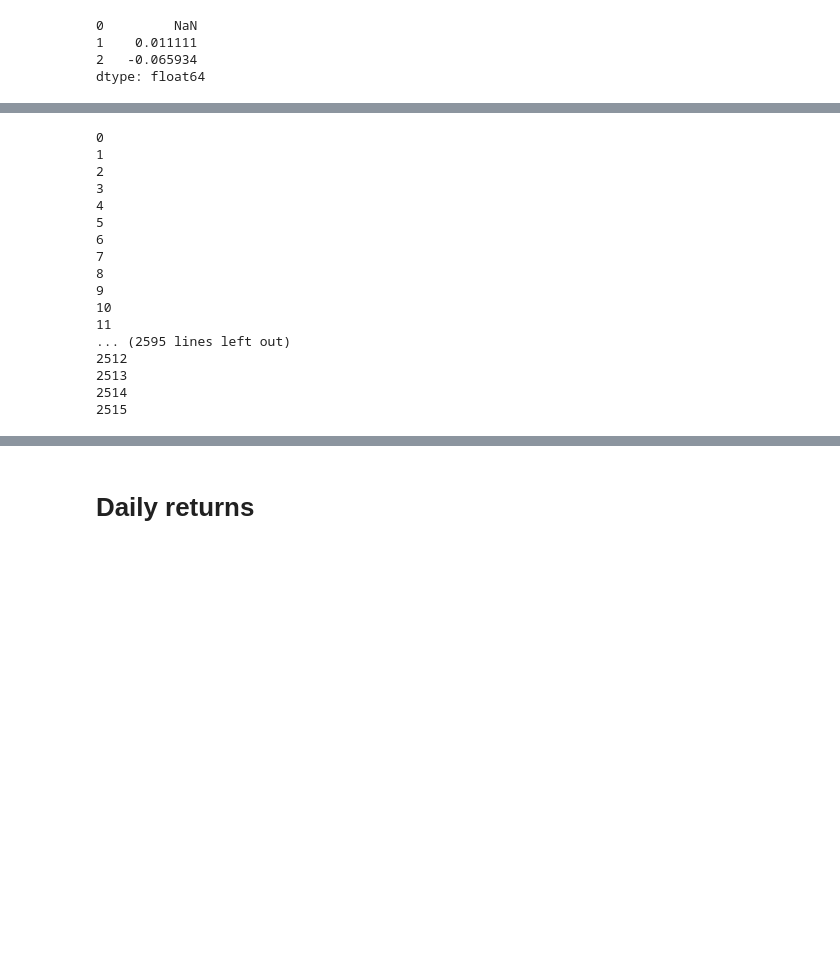
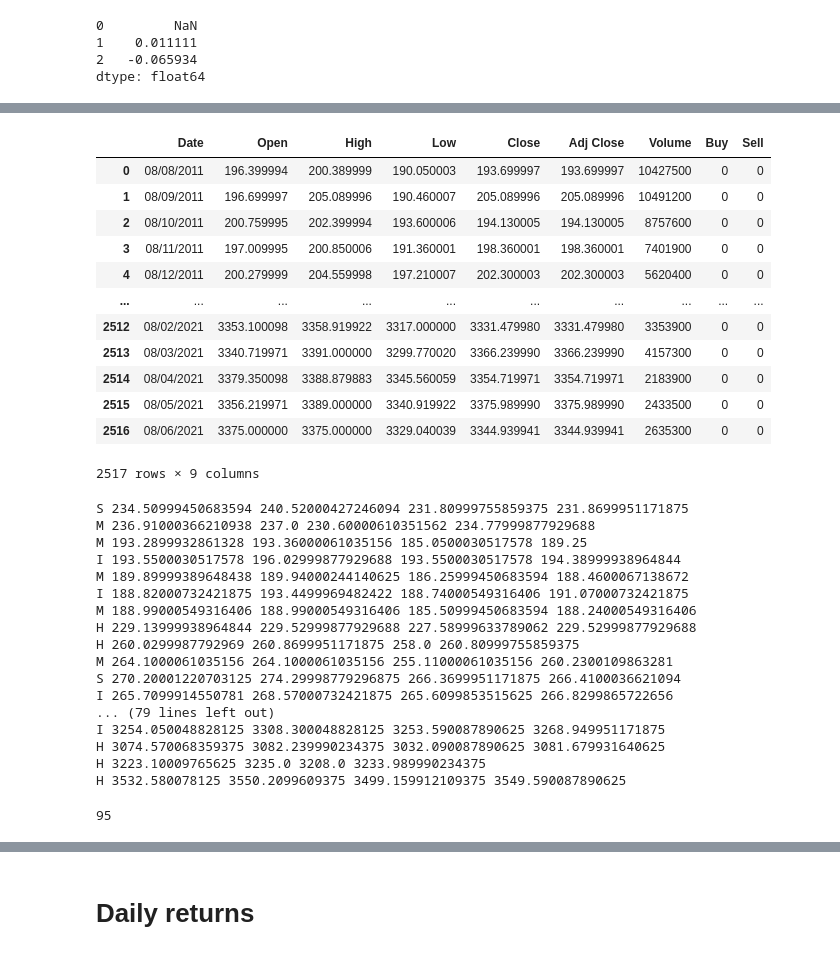
Before and after one commit to evans123456/cloudwithfinance, a Jupyter notebook: Untitled.ipynb, the cells around one changed output, grey strips where cells are left out. Drawn from its saved outputs; the diff is of its cells as text; code cells hidden in the pictures; blank space fills up the shorter version.

```diff
--- a/Untitled.ipynb
+++ b/Untitled.ipynb
@@ -59,60 +59,79 @@ print(len(data))
+# %%
+data["Date"] = data["Date"].apply(lambda x: pd.Timestamp(x).date().strftime('%m/%d/%Y'))
+data
+# %% [output]
+|  | Date | Open | High | Low | Close | Adj Close | Volume | Buy | Sell |
+| 0 | 08/08/2011 | 196.399994 | 200.389999 | 190.050003 | 193.699997 | 193.699997 | 10427500 | 0 | 0 |
+| 1 | 08/09/2011 | 196.699997 | 205.089996 | 190.460007 | 205.089996 | 205.089996 | 10491200 | 0 | 0 |
+| 2 | 08/10/2011 | 200.759995 | 202.399994 | 193.600006 | 194.130005 | 194.130005 | 8757600 | 0 | 0 |
+| 3 | 08/11/2011 | 197.009995 | 200.850006 | 191.360001 | 198.360001 | 198.360001 | 7401900 | 0 | 0 |
+| 4 | 08/12/2011 | 200.279999 | 204.559998 | 197.210007 | 202.300003 | 202.300003 | 5620400 | 0 | 0 |
+| ... | ... | ... | ... | ... | ... | ... | ... | ... | ... |
+| 2512 | 08/02/2021 | 3353.100098 | 3358.919922 | 3317.000000 | 3331.479980 | 3331.479980 | 3353900 | 0 | 0 |
+| 2513 | 08/03/2021 | 3340.719971 | 3391.000000 | 3299.770020 | 3366.239990 | 3366.239990 | 4157300 | 0 | 0 |
+| 2514 | 08/04/2021 | 3379.350098 | 3388.879883 | 3345.560059 | 3354.719971 | 3354.719971 | 2183900 | 0 | 0 |
+| 2515 | 08/05/2021 | 3356.219971 | 3389.000000 | 3340.919922 | 3375.989990 | 3375.989990 | 2433500 | 0 | 0 |
+| 2516 | 08/06/2021 | 3375.000000 | 3375.000000 | 3329.040039 | 3344.939941 | 3344.939941 | 2635300 | 0 | 0 |
+2517 rows × 9 columns
 # %%
 stuff =[]
 # %%
 # Find the 4 different types of signals – uncomment print statements
 # if you want to look at the data these pick out in some another way
-# j=0
+j=0
 for i in range(len(data)):
-    print(i)
+#     print(i)
     # Hammer
     realbody=math.fabs(data.Open[i]-data.Close[i])
     bodyprojection=0.1*math.fabs(data.Close[i]-data.Open[i])
 
     if data.High[i] >= data.Close[i] and data.High[i]-bodyprojection <= data.Close[i] and data.Close[i] > data.Open[i] and data.Open[i] > data.Low[i] and data.Open[i]-data.Low[i] > realbody:
         data.at[data.index[i], 'Buy'] = 1
-#         j=j+1
+        j=j+1
 #         print(j)
-        stuff.append([data.Date[i], data.Open[i], data.High[i], data.Low[i], data.Close[i]])
+        stuff.append(["H",data.Date[i], data.Open[i], data.High[i], data.Low[i], data.Close[i],data.Buy[i],data.Sell[i]])
         print("H", data.Open[i], data.High[i], data.Low[i], data.Close[i])
 
     # Inverted Hammer
     if data.High[i] > data.Close[i] and data.High[i]-data.Close[i] > realbody and data.Close[i] > data.Open[i] and data.Open[i] >= data.Low[i] and data.Open[i] <= data.Low[i]+bodyprojection:
         data.at[data.index[i], 'Buy'] = 1
-#         j=j+1
+        j=j+1
 #         print(j)
-        stuff.append([data.Date[i], data.Open[i], data.High[i], data.Low[i], data.Close[i]])
+        stuff.append(["I",data.Date[i], data.Open[i], data.High[i], data.Low[i], data.Close[i],data.Buy[i],data.Sell[i]])
         print("I", data.Open[i], data.High[i], data.Low[i], data.Close[i])
 
     # Hanging Man
     if data.High[i] >= data.Open[i] and data.High[i]-bodyprojection <= data.Open[i] and data.Open[i] > data.Close[i] and data.Close[i] > data.Low[i] and data.Close[i]-data.Low[i] > realbody:
         data.at[data.index[i], 'Sell'] = 1
-#         j=j+1
+        j=j+1
 #         print(j)
-        stuff.append([data.Date[i], data.Open[i], data.High[i], data.Low[i], data.Close[i]])
+        stuff.append(["M",data.Date[i], data.Open[i], data.High[i], data.Low[i], data.Close[i],data.Buy[i],data.Sell[i]])
         print("M", data.Open[i], data.High[i], data.Low[i], data.Close[i])
 
     # Shooting Star
     if data.High[i] > data.Open[i] and data.High[i]-data.Open[i] > realbody and data.Open[i] > data.Close[i] and data.Close[i] >= data.Low[i] and data.Close[i] <= data.Low[i]+bodyprojection:
         data.at[data.index[i], 'Sell'] = 1
-#         j=j+1
+        j=j+1
 #         print(j)
-        stuff.append([data.Date[i], data.Open[i], data.High[i], data.Low[i], data.Close[i]])
+        stuff.append(["S",data.Date[i], data.Open[i], data.High[i], data.Low[i], data.Close[i],data.Buy[i],data.Sell[i]])
         print("S", data.Open[i], data.High[i], data.Low[i], data.Close[i])
+j
 # %% [output]
-0
-1
-2
-3
-4
-5
-6
-7
-8
-9
-10
-11
-... (2595 lines left out)
-2512
-2513
-2514
-2515
+S 234.50999450683594 240.52000427246094 231.80999755859375 231.8699951171875
+M 236.91000366210938 237.0 230.60000610351562 234.77999877929688
+M 193.2899932861328 193.36000061035156 185.0500030517578 189.25
+I 193.5500030517578 196.02999877929688 193.5500030517578 194.38999938964844
+M 189.89999389648438 189.94000244140625 186.25999450683594 188.4600067138672
+I 188.82000732421875 193.4499969482422 188.74000549316406 191.07000732421875
+M 188.99000549316406 188.99000549316406 185.50999450683594 188.24000549316406
+H 229.13999938964844 229.52999877929688 227.58999633789062 229.52999877929688
+H 260.0299987792969 260.8699951171875 258.0 260.80999755859375
+M 264.1000061035156 264.1000061035156 255.11000061035156 260.2300109863281
+S 270.20001220703125 274.29998779296875 266.3699951171875 266.4100036621094
+I 265.7099914550781 268.57000732421875 265.6099853515625 266.8299865722656
+... (79 lines left out)
+I 3254.050048828125 3308.300048828125 3253.590087890625 3268.949951171875
+H 3074.570068359375 3082.239990234375 3032.090087890625 3081.679931640625
+H 3223.10009765625 3235.0 3208.0 3233.989990234375
+H 3532.580078125 3550.2099609375 3499.159912109375 3549.590087890625
+95
```
Also changed, not shown: parts of 60 cells of this notebook, 3 other files.
